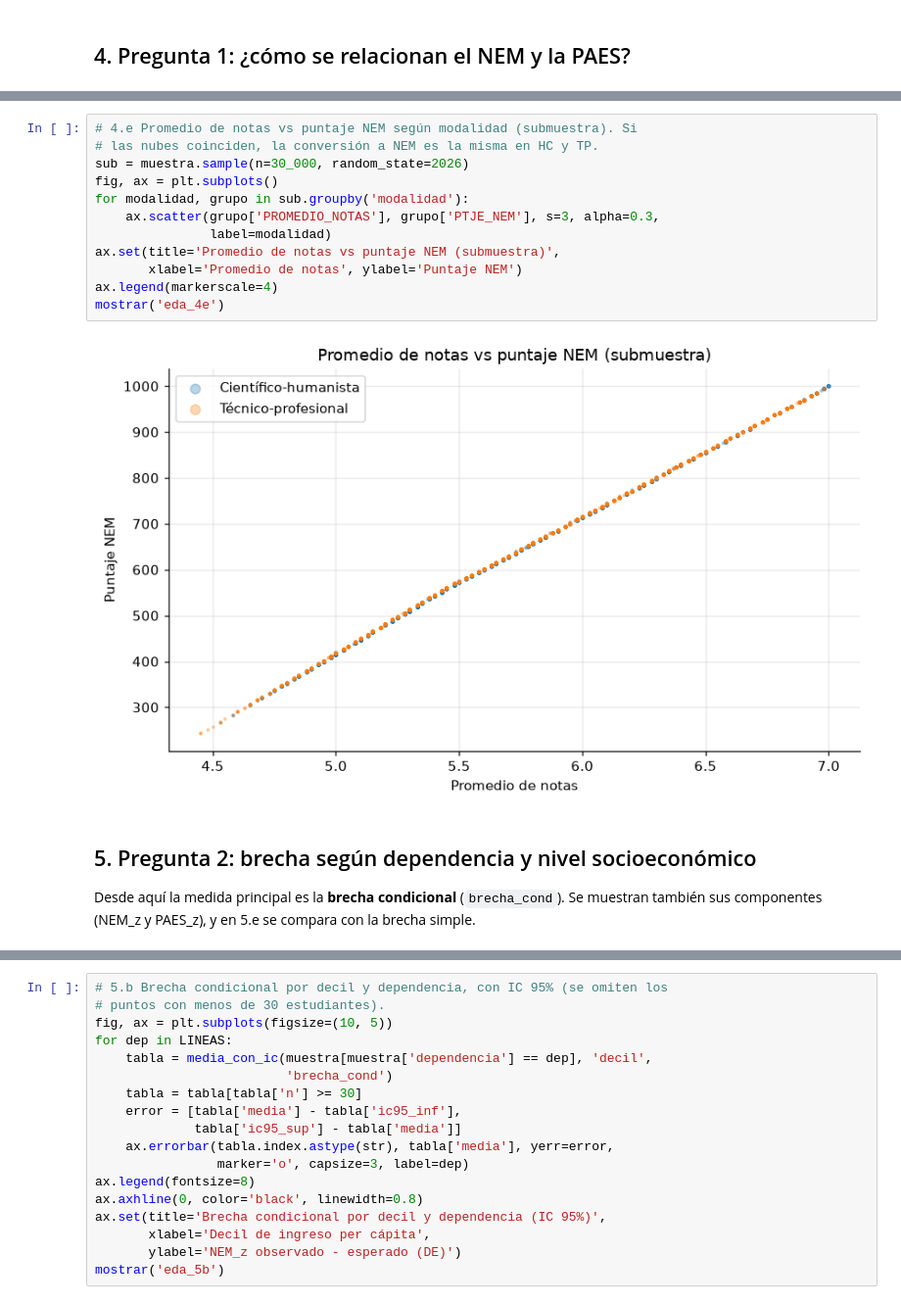
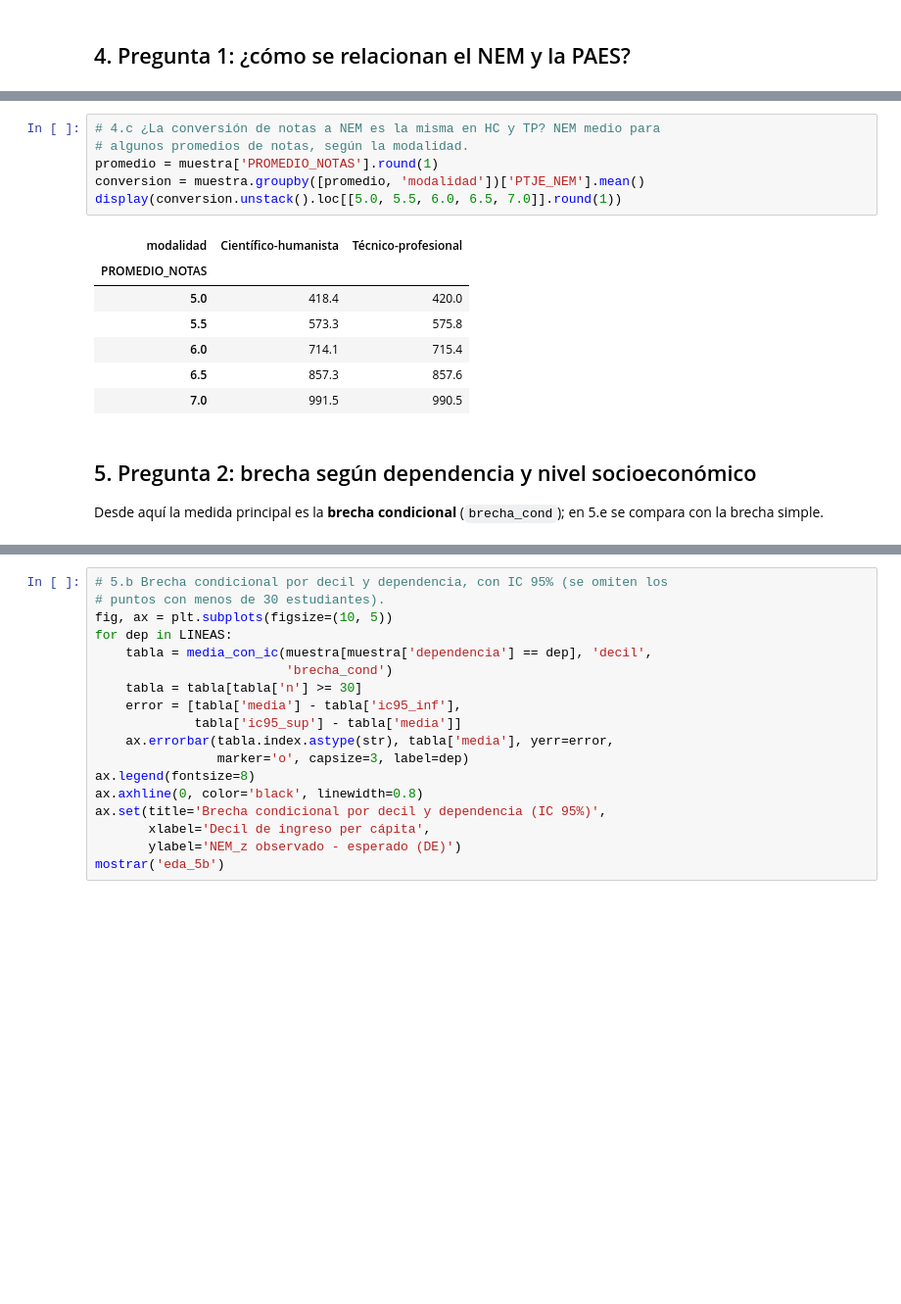
Before and after one commit to msegoviag2007/imt2200, a Jupyter notebook: notebooks/02_eda.ipynb, the cells around one changed output, grey strips where cells are left out. Shown at 98% size. Saved outputs shown, nothing was run; the diff lists cells and outputs as text; blank space fills up the shorter version.

Commit message:
Revisión del EDA y algunos detalles

```diff
--- a/notebooks/02_eda.ipynb
+++ b/notebooks/02_eda.ipynb
@@ -360,21 +305,20 @@ brecha > 1 DE: 15.6% | brecha < -1 DE: 15.7%
-# %%
-# 4.e Promedio de notas vs puntaje NEM según modalidad (submuestra). Si
-# las nubes coinciden, la conversión a NEM es la misma en HC y TP.
-sub = muestra.sample(n=30_000, random_state=2026)
-fig, ax = plt.subplots()
-for modalidad, grupo in sub.groupby('modalidad'):
-    ax.scatter(grupo['PROMEDIO_NOTAS'], grupo['PTJE_NEM'], s=3, alpha=0.3,
-               label=modalidad)
-ax.set(title='Promedio de notas vs puntaje NEM (submuestra)',
-       xlabel='Promedio de notas', ylabel='Puntaje NEM')
-ax.legend(markerscale=4)
-mostrar('eda_4e')
-# %% [output]
-[figure, removed]
+# %%
+# 4.c ¿La conversión de notas a NEM es la misma en HC y TP? NEM medio para
+# algunos promedios de notas, según la modalidad.
+promedio = muestra['PROMEDIO_NOTAS'].round(1)
+conversion = muestra.groupby([promedio, 'modalidad'])['PTJE_NEM'].mean()
+display(conversion.unstack().loc[[5.0, 5.5, 6.0, 6.5, 7.0]].round(1))
+# %% [output]
+| modalidad | Científico-humanista | Técnico-profesional |
+| PROMEDIO_NOTAS |  |  |
+| 5.0 | 418.4 | 420.0 |
+| 5.5 | 573.3 | 575.8 |
+| 6.0 | 714.1 | 715.4 |
+| 6.5 | 857.3 | 857.6 |
+| 7.0 | 991.5 | 990.5 |
 # %% [markdown]
 ## 5. Pregunta 2: brecha según dependencia y nivel socioeconómico
 
-Desde aquí la medida principal es la **brecha condicional** (`brecha_cond`). Se
-muestran también sus componentes (NEM_z y PAES_z), y en 5.e se compara con la
-brecha simple.
+Desde aquí la medida principal es la **brecha condicional** (`brecha_cond`); en
+5.e se compara con la brecha simple.
 # %%
```
Also changed, not shown: parts of 30 cells of this notebook, 11 other files.
